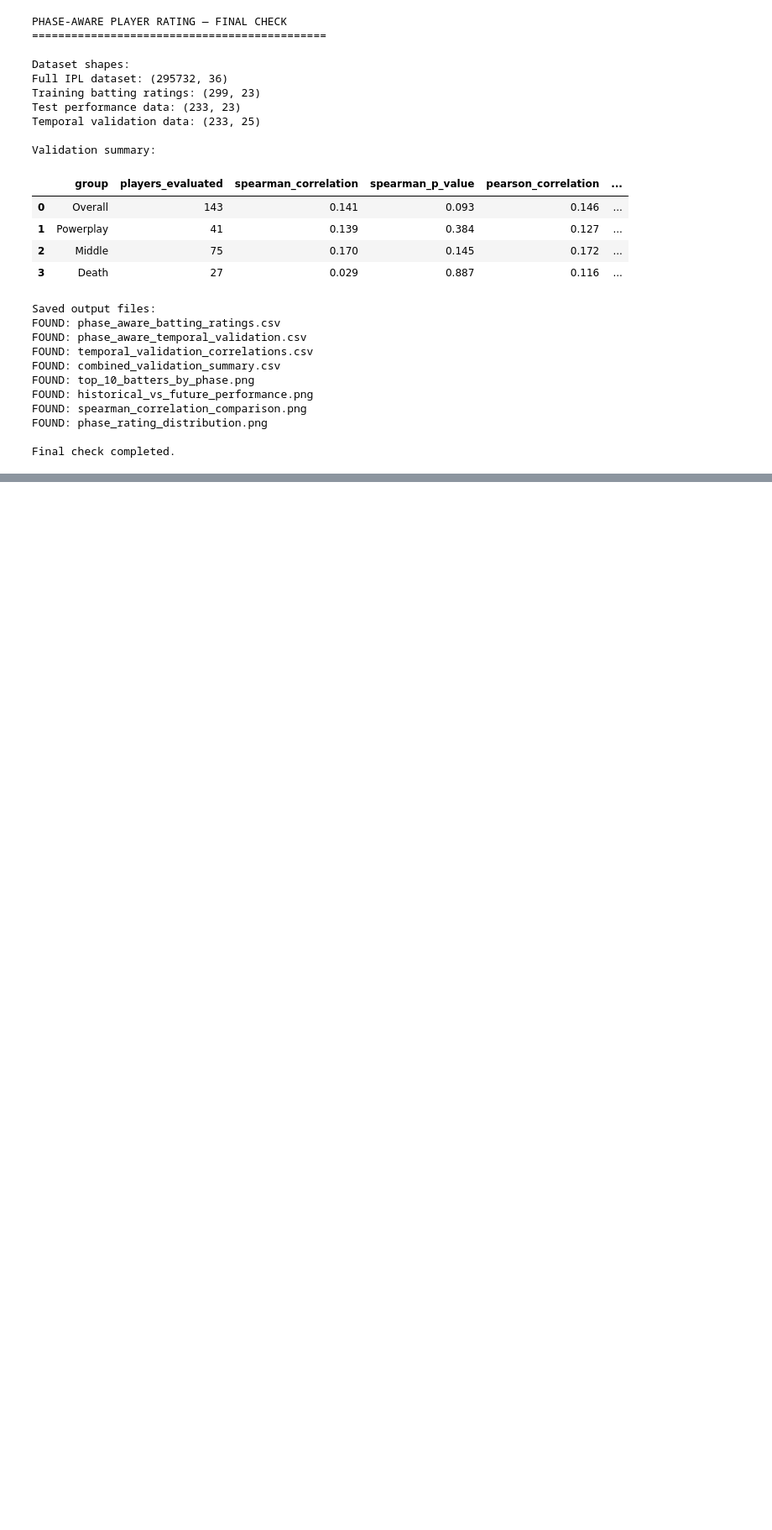
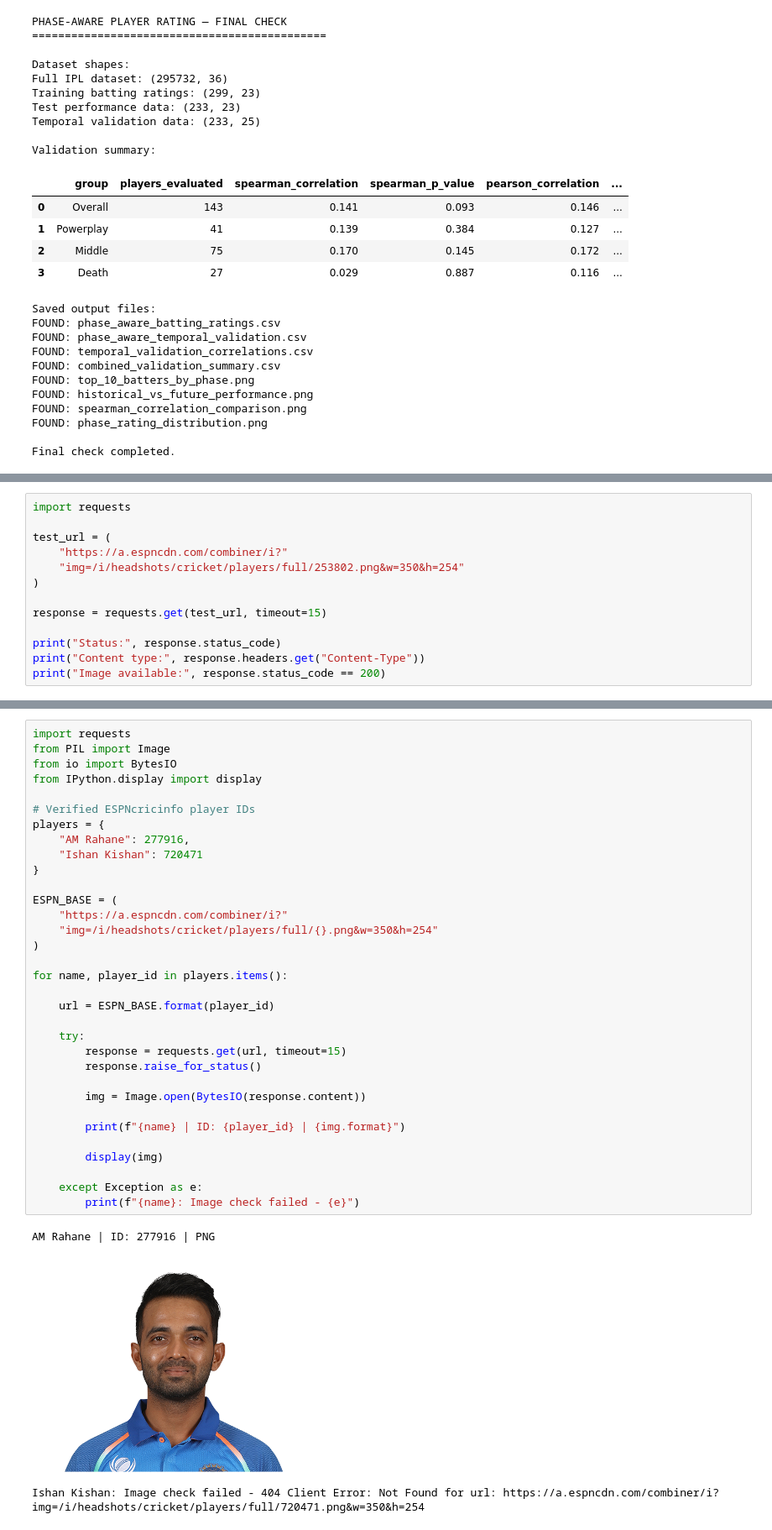
Before and after one commit to sanikap329-glitch/IPL-Cricket-Analytics, a Jupyter notebook: Notebook/Phase_Aware_Player_Rating.ipynb, the cells around one changed output, grey strips where cells are left out. Shown at 84% size. Cells and saved outputs as stored; diff of their text form; blank space fills up the shorter version.

```diff
--- a/Notebook/Phase_Aware_Player_Rating.ipynb
+++ b/Notebook/Phase_Aware_Player_Rating.ipynb
@@ -3301,0 +3456,13 @@ Final check completed.
+# %%
+import requests
+
+test_url = (
+    "https://a.espncdn.com/combiner/i?"
+    "img=/i/headshots/cricket/players/full/253802.png&w=350&h=254"
+)
+
+response = requests.get(test_url, timeout=15)
+
+print("Status:", response.status_code)
+print("Content type:", response.headers.get("Content-Type"))
+print("Image available:", response.status_code == 200)
@@ -3301,0 +3473,37 @@ Final check completed.
+# %%
+import requests
+from PIL import Image
+from io import BytesIO
+from IPython.display import display
+
+# Verified ESPNcricinfo player IDs
+players = {
+    "AM Rahane": 277916,
+    "Ishan Kishan": 720471
+}
+
+ESPN_BASE = (
+    "https://a.espncdn.com/combiner/i?"
+    "img=/i/headshots/cricket/players/full/{}.png&w=350&h=254"
+)
+
+for name, player_id in players.items():
+
+    url = ESPN_BASE.format(player_id)
+
+    try:
+        response = requests.get(url, timeout=15)
+        response.raise_for_status()
+
+        img = Image.open(BytesIO(response.content))
+
+        print(f"{name} | ID: {player_id} | {img.format}")
+
+        display(img)
+
+    except Exception as e:
+        print(f"{name}: Image check failed - {e}")
+# %% [output]
+AM Rahane | ID: 277916 | PNG
+[figure, added]
+Ishan Kishan: Image check failed - 404 Client Error: Not Found for url: https://a.espncdn.com/combiner/i?img=/i/headshots/cricket/players/full/720471.png&w=350&h=254
```
Also changed, not shown: parts of 5 cells of this notebook, 26 other files.
